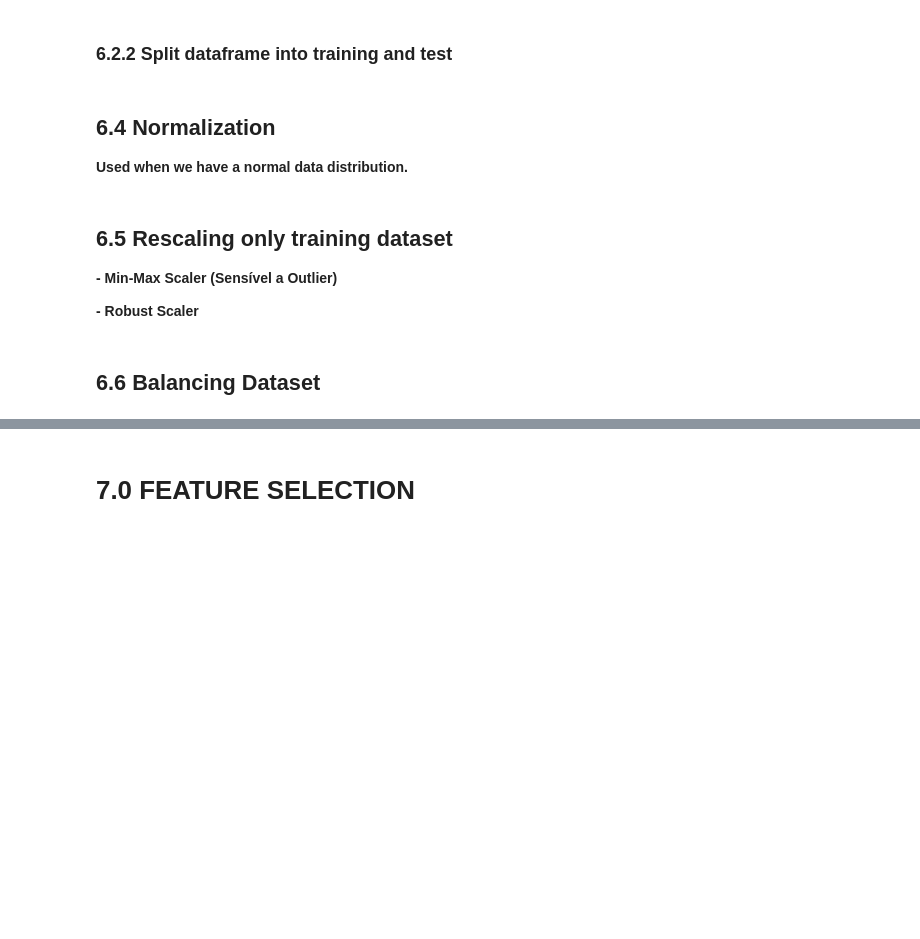
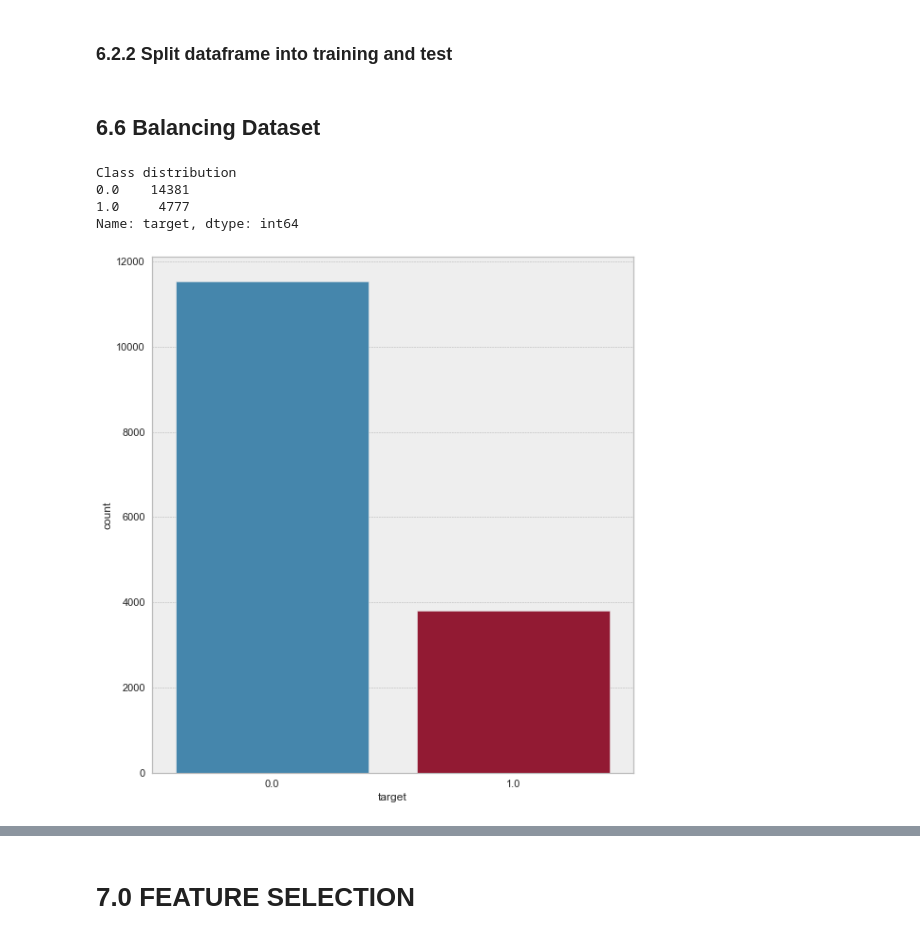
Before and after one commit to fabyosr/MachineLearning, a Jupyter notebook: Sklearn/sklearn_oi_masterdados/Job_Change_of_Data_Scientists.ipynb, the cells around one changed output, grey strips where cells are left out. Drawn from its saved outputs; the diff is of its cells as text; code cells hidden in the pictures; blank space fills up the shorter version.

```diff
--- a/Sklearn/sklearn_oi_masterdados/Job_Change_of_Data_Scientists.ipynb
+++ b/Sklearn/sklearn_oi_masterdados/Job_Change_of_Data_Scientists.ipynb
@@ -810,3 +866,7 @@ df2 = df1.copy()
 ## 5.3 - Feature Engineering
 # %% [markdown]
 # 6.0 DATA PREPARATION
+# %%
+df3 = df2.copy()
+df3.drop(['enrollee_id', 'city', 'city_development_index', 'gender', 'relevent_experience', 'enrolled_university', 'education_level', 'major_discipline', 'experience', 'company_size', 'company_type', 'last_new_job', 'training_hours'], axis='columns', inplace=True)
+df3.head()
@@ -823,12 +909,2 @@ df2 = df1.copy()
 # %% [markdown]
 ### 6.2.2 Split dataframe into training and test
-# %% [markdown]
-## 6.4 Normalization
-
-**Used when we have a normal data distribution.**
-# %% [markdown]
-## 6.5 Rescaling only training dataset
-
-**- Min-Max Scaler (Sensível a Outlier)**
-
-**- Robust Scaler**
@@ -835,2 +919,13 @@ df2 = df1.copy()
 # %% [markdown]
 ## 6.6 Balancing Dataset
+# %%
+print('Class distribution\n{}'.format(df3['target'].value_counts()))
+
+plt.subplot(1,2,1)
+sns.countplot(x='target', data=y_df_train);
+# %% [output]
+Class distribution
+0.0    14381
+1.0     4777
+Name: target, dtype: int64
+[figure, added]
```
Also changed, not shown: parts of 29 cells of this notebook.
